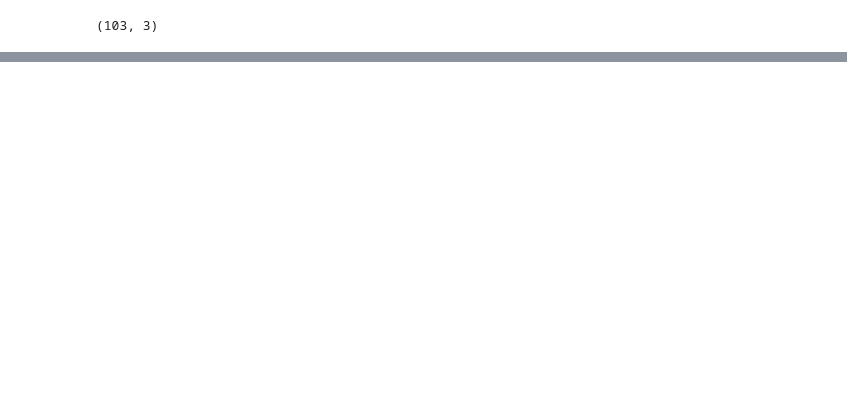
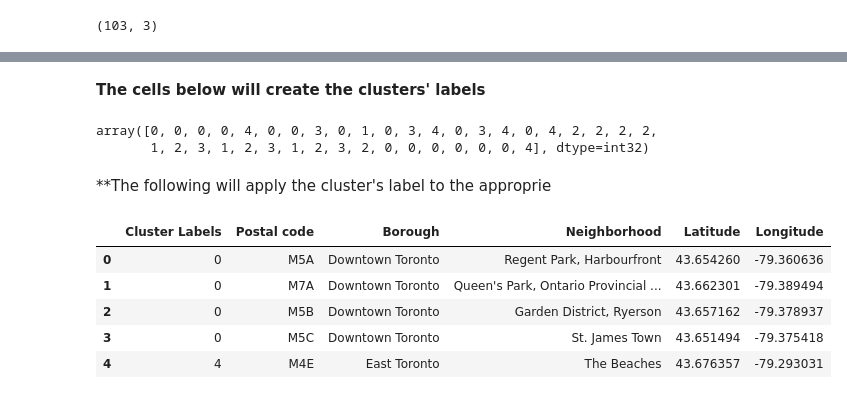
Before and after one commit to EmanueleLanzani/Coursera_Capstone, a Jupyter notebook: Toronto's Neighborhoods.ipynb, the cells around one changed output, grey strips where cells are left out. Drawn from its saved outputs; the diff is of its cells as text; code cells hidden in the pictures; blank space fills up the shorter version.

```diff
--- a/Toronto's Neighborhoods.ipynb
+++ b/Toronto's Neighborhoods.ipynb
@@ -106,0 +160,11 @@ df3.shape
+# %%
+#df6
+borough_list = df5.Borough.unique().tolist()
+borough_list
+borough_list_filtered = list()
+for item in borough_list:
+    result = regespr1.search(item)
+    if result != None:
+        borough_list_filtered.append(item)
+
+print(borough_list_filtered)
@@ -106,0 +175,3 @@ df3.shape
+# %%
+df6 = df5[df5.Borough.isin(borough_list_filtered)].reset_index(drop=True)
+df6
@@ -106,0 +235,7 @@ df3.shape
+# %%
+# set number of clusters
+kclusters = 5
+
+# only useful columns to create the cluster are lat and long
+df7 = df6.drop(axis= 1, columns = ['Postal code', 'Borough', 'Neighborhood'])
+df7.head()
@@ -106,0 +249,25 @@ df3.shape
+# %% [markdown]
+**The cells below will create the clusters' labels**
+# %%
+# run k-means clustering
+kmeans = KMeans(n_clusters=kclusters, random_state=0).fit(df7)
+
+# check cluster labels generated for each row in the dataframe
+kmeans.labels_[0:100]
+# %% [output]
+array([0, 0, 0, 0, 4, 0, 0, 3, 0, 1, 0, 3, 4, 0, 3, 4, 0, 4, 2, 2, 2, 2,
+       1, 2, 3, 1, 2, 3, 1, 2, 3, 2, 0, 0, 0, 0, 0, 0, 4], dtype=int32)
+# %% [markdown]
+**The following will apply the cluster's label to the approprie
+# %%
+# add clustering labels
+df6.insert(0, 'Cluster Labels', kmeans.labels_)
+
+df6.head()
+# %% [output]
+|  | Cluster Labels | Postal code | Borough | Neighborhood | Latitude | Longitude |
+| 0 | 0 | M5A | Downtown Toronto | Regent Park, Harbourfront | 43.654260 | -79.360636 |
+| 1 | 0 | M7A | Downtown Toronto | Queen's Park, Ontario Provincial ... | 43.662301 | -79.389494 |
+| 2 | 0 | M5B | Downtown Toronto | Garden District, Ryerson | 43.657162 | -79.378937 |
+| 3 | 0 | M5C | Downtown Toronto | St. James Town | 43.651494 | -79.375418 |
+| 4 | 4 | M4E | East Toronto | The Beaches | 43.676357 | -79.293031 |
```
Also changed, not shown: parts of 35 cells of this notebook.
